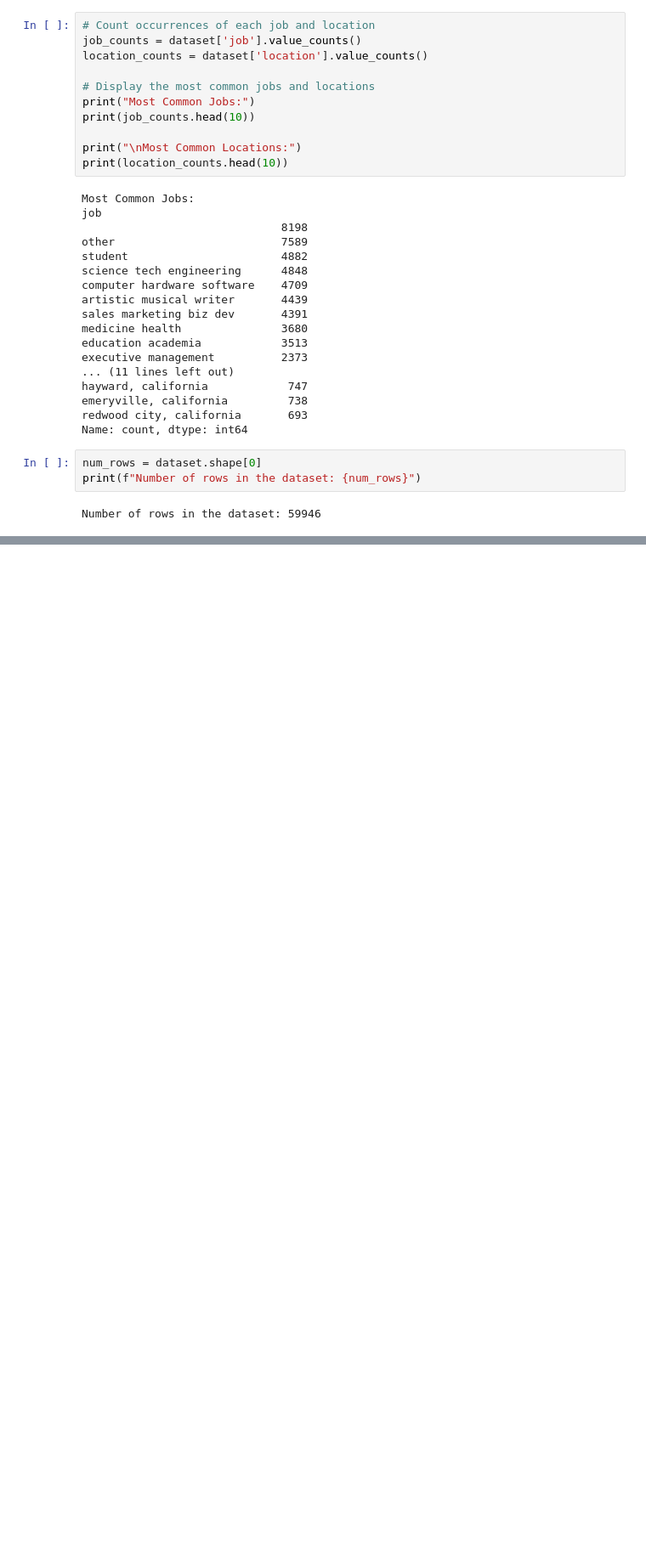
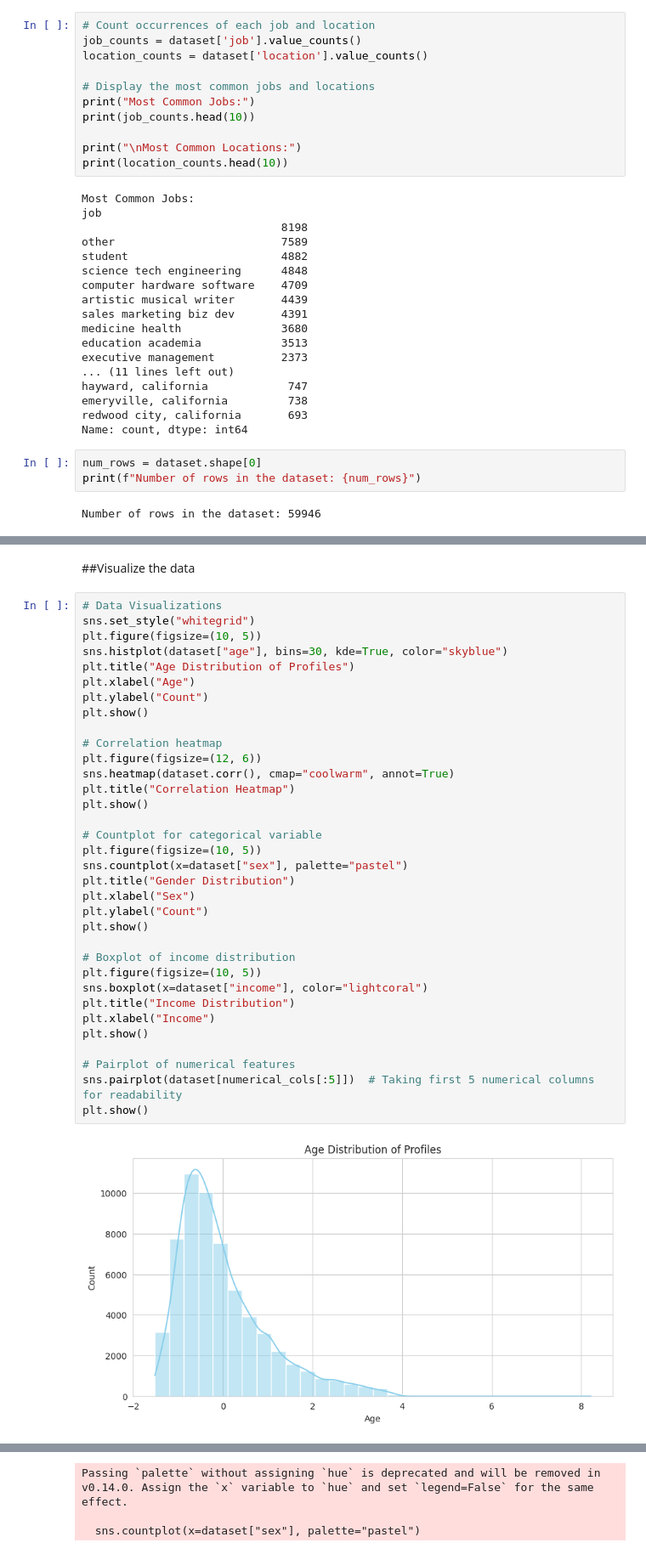
Before and after one commit to Aicoaching2025/Aicoaching2025, a Jupyter notebook: OK_Cupid.ipynb, the cells around one changed output, grey strips where cells are left out. Shown at 85% size. Drawn from its saved outputs; the diff is of its cells as text; blank space fills up the shorter version.

Commit message:
Completed analysis of OK Cupid Dataset

```diff
--- a/OK_Cupid.ipynb
+++ b/OK_Cupid.ipynb
@@ -424,0 +578,38 @@ memory usage: 16.9+ MB
+# %% [markdown]
+##Visualize the data
+# %%
+# Data Visualizations
+sns.set_style("whitegrid")
+plt.figure(figsize=(10, 5))
+sns.histplot(dataset["age"], bins=30, kde=True, color="skyblue")
+plt.title("Age Distribution of Profiles")
+plt.xlabel("Age")
+plt.ylabel("Count")
+plt.show()
+
+# Correlation heatmap
+plt.figure(figsize=(12, 6))
+sns.heatmap(dataset.corr(), cmap="coolwarm", annot=True)
+plt.title("Correlation Heatmap")
+plt.show()
+
+# Countplot for categorical variable
+plt.figure(figsize=(10, 5))
+sns.countplot(x=dataset["sex"], palette="pastel")
+plt.title("Gender Distribution")
+plt.xlabel("Sex")
+plt.ylabel("Count")
+plt.show()
+
+# Boxplot of income distribution
+plt.figure(figsize=(10, 5))
+sns.boxplot(x=dataset["income"], color="lightcoral")
+plt.title("Income Distribution")
+plt.xlabel("Income")
+plt.show()
+
+# Pairplot of numerical features
+sns.pairplot(dataset[numerical_cols[:5]])  # Taking first 5 numerical columns for readability
+plt.show()
+# %% [output]
+[figure, added]
@@ -424,0 +617,3 @@ memory usage: 16.9+ MB
+Passing `palette` without assigning `hue` is deprecated and will be removed in v0.14.0. Assign the `x` variable to `hue` and set `legend=False` for the same effect.
+
+  sns.countplot(x=dataset["sex"], palette="pastel")
```
Also changed, not shown: parts of 24 cells of this notebook.
